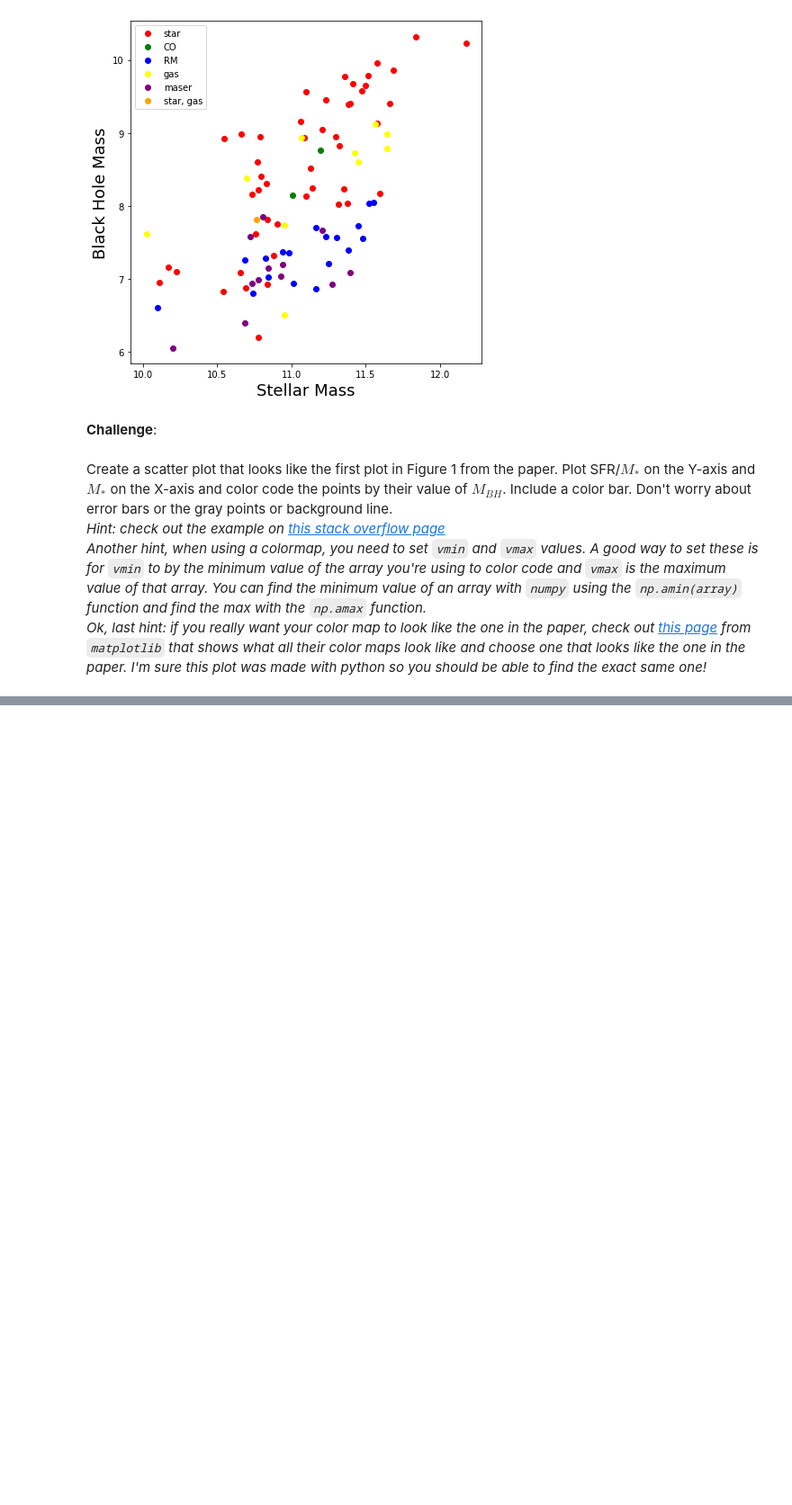
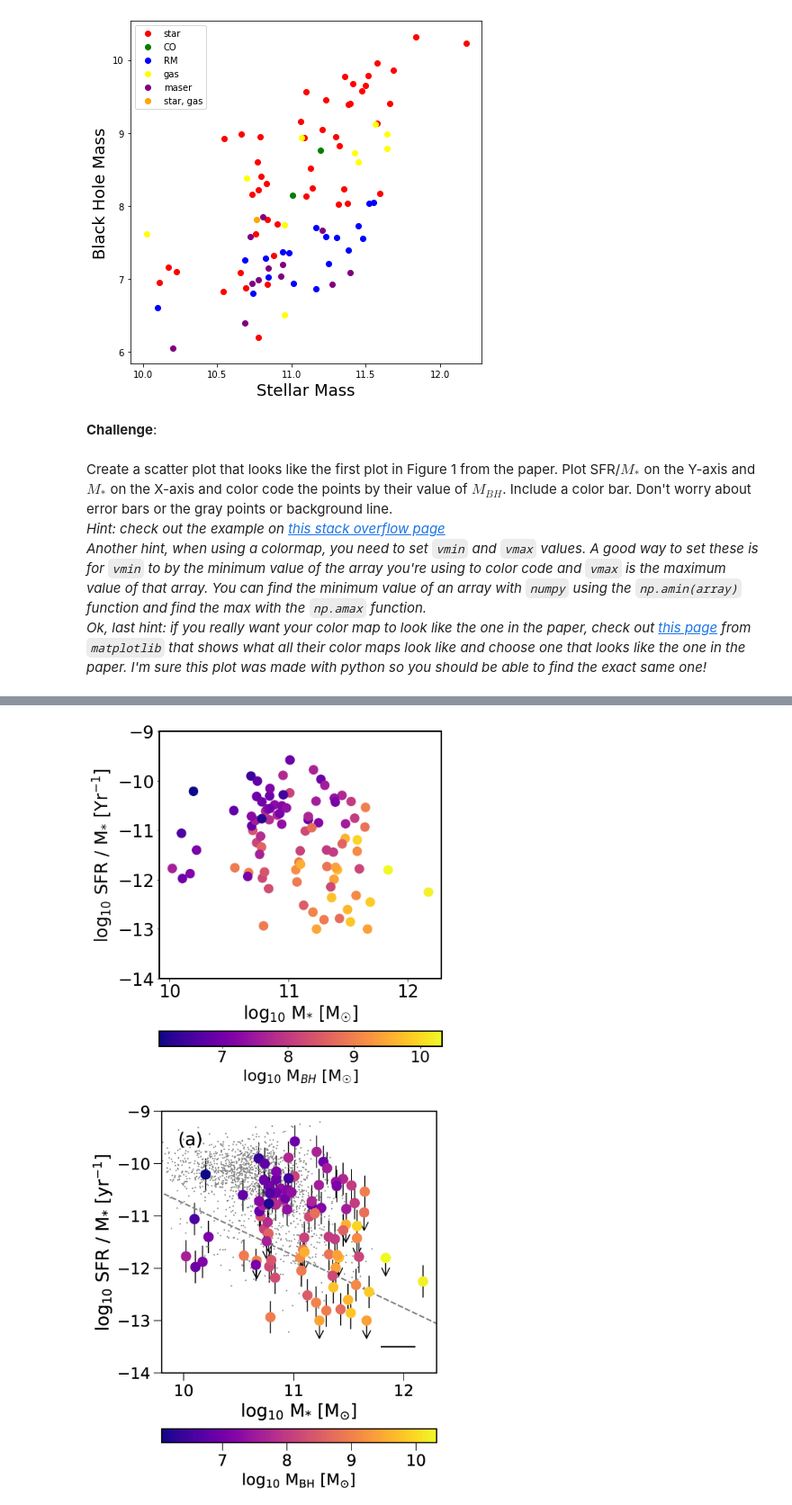
Before and after one commit to mbartlett01/AY3190, a Jupyter notebook: lessons/FinalCoding_Bartlett.ipynb, the cells around one changed output, grey strips where cells are left out. Shown at 90% size. Saved outputs shown, nothing was run; the diff lists cells and outputs as text; code cells hidden in the pictures; blank space fills up the shorter version.

```diff
--- a/lessons/FinalCoding_Bartlett.ipynb
+++ b/lessons/FinalCoding_Bartlett.ipynb
@@ -221,0 +266,11 @@ Create a scatter plot that looks like the first plot in Figure 1 from the paper.
+# %%
+#Display the plots side by side for comparison
+from IPython.display import Image
+from IPython.display import display
+myplot = Image(filename='./data/myplot.png', width = 400, height = 400)
+realplot = Image(filename='./data/real_plot.png', width = 400, height = 400)
+display(myplot)
+display(realplot)
+# %% [output]
+[figure, added]
+[figure, added]
```
Also changed, not shown: parts of 2 cells of this notebook, 2 other files.
